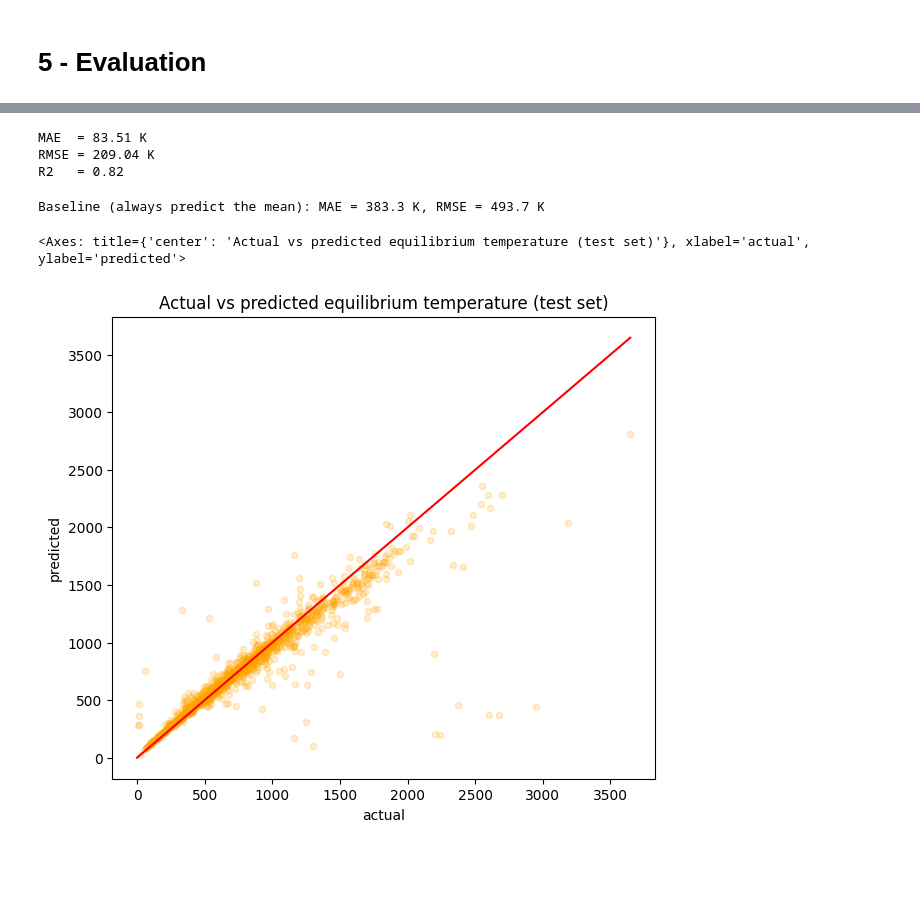
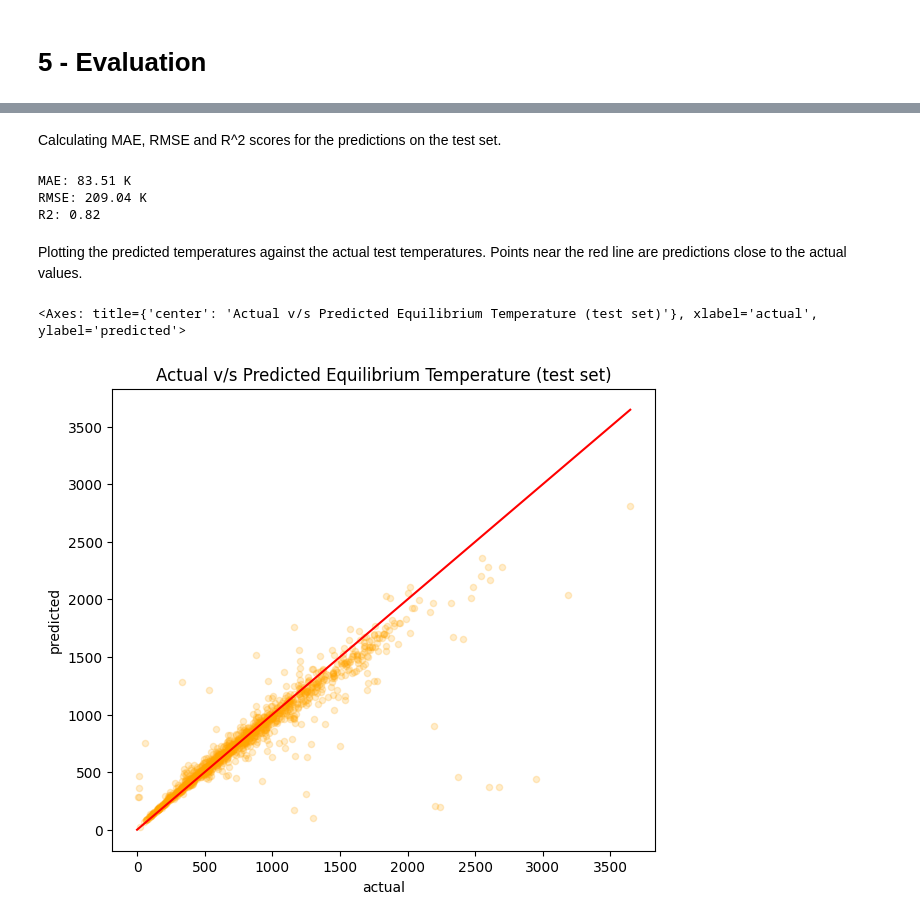
Before and after one commit to Xrash09/CSA-AI-ML, a Jupyter notebook: data_analysis.ipynb, the cells around one changed output, grey strips where cells are left out. Cells and saved outputs as stored; diff of their text form; code cells hidden in the pictures; blank space fills up the shorter version.

```diff
--- a/data_analysis.ipynb
+++ b/data_analysis.ipynb
@@ -199,7 +233,7 @@ In the heat map of raw data , the correlation between some features is close to
 # %%
 logged = df_t[feats].copy()
-for c in ["pl_eqt", "pl_rade", "pl_bmasse", "pl_orbper", "pl_orbsmax", "st_teff", "st_rad", "st_mass", "sy_dist"]:
-    logged[c] = np.log10(logged[c])
+for c in feats:
+  logged[c] = np.log10(logged[c])
 
 logged.corr().style.background_gradient(cmap="OrRd", vmin=-1, vmax=1).format("{:.2f}")
 # %% [output]
@@ -240,18 +274,25 @@ These features are chosen because they follow the physics of equilibrium tempera
 target = "pl_eqt"
 
 def make_X(data, feat_cols):
-    """Select the feature columns and take log10; non-positive values become NaN."""
     X = data[feat_cols].copy()
     for c in feat_cols:
         X[c] = np.log10(X[c].where(X[c] > 0))
     return X
 # %%
-seed = np.random.default_rng(42)
-perm = seed.permutation(len(df_t))
-n_test = int(round(0.2 * len(df_t)))
+total_rows = len(df_t)
+test_size = int(0.2 * total_rows)
 
-test_df  = df_t.iloc[perm[:n_test]].reset_index(drop=True)
-train_df = df_t.iloc[perm[n_test:]].reset_index(drop=True)
+random_generator = np.random.default_rng(42)
+shuffled_rows = random_generator.permutation(total_rows)
+
+test_rows = shuffled_rows[:test_size]
+train_rows = shuffled_rows[test_size:]
+
+test_df = df_t.iloc[test_rows]
+train_df = df_t.iloc[train_rows]
+
+test_df = test_df.reset_index(drop=True)
+train_df = train_df.reset_index(drop=True)
 print(len(train_df), "train rows,", len(test_df), "test rows")
 # %% [output]
 4729 train rows, 1182 test rows
@@ -293,19 +332,17 @@ test  feature means (not exactly 0): {'pl_orbper': 0.022, 'pl_orbsmax': 0.019, '
 # %%
 def fit_normal_equation(X, y):
-    return np.linalg.solve(X.T @ X, X.T @ y)
-
-def predict(X, w):
-    return X @ w
+    XtX = np.dot(X.T, X)
+    Xty = np.dot(X.T, y)
+    return np.linalg.solve(XtX, Xty)
 
 w = fit_normal_equation(A_train, y_train_log)
-weights = pd.Series(w, index=["intercept"] + relevant_feats)
+
+weight_names = ["intercept"] + relevant_feats
+weights = pd.Series(w, index=weight_names)
 print(weights.round(4))
 
-pred_test_log = predict(A_test, w)
+pred_test_log = np.dot(A_test, w)
 pred_test = 10 ** pred_test_log
-
-def predict_temperature(new_df):
-    return 10 ** predict(add_intercept(preprocess(new_df)), w)
 # %% [output]
 intercept     2.8358
 pl_orbper    -0.2106
@@ -346,29 +399,28 @@ def r2_score_np(y, p):
+# %% [markdown]
+Calculating MAE, RMSE and R^2 scores for the predictions on the test set.
 # %%
 test_mae  = mae(y_test, pred_test)
 test_rmse = rmse(y_test, pred_test)
 test_r2   = r2_score_np(y_test, pred_test)
-print(f"MAE  = {test_mae:.2f} K")
-print(f"RMSE = {test_rmse:.2f} K")
-print(f"R2   = {test_r2:.2f}")
+print("MAE:", round(test_mae, 2), "K")
+print("RMSE:", round(test_rmse, 2), "K")
+print("R2:", round(test_r2, 2))
 # %% [output]
-MAE  = 83.51 K
-RMSE = 209.04 K
-R2   = 0.82
+MAE: 83.51 K
+RMSE: 209.04 K
+R2: 0.82
-# %%
-base = np.full_like(y_test, y_train.mean(), dtype=float)
-print(f"Baseline (always predict the mean): MAE = {mae(y_test, base):.1f} K, RMSE = {rmse(y_test, base):.1f} K")
-# %% [output]
-Baseline (always predict the mean): MAE = 383.3 K, RMSE = 493.7 K
+# %% [markdown]
+Plotting the predicted temperatures against the actual test temperatures. Points near the red line are predictions close to the actual values.
 # %%
 results = pd.DataFrame({"pl_name": test_df["pl_name"],
                         "actual": y_test,
                         "predicted": pred_test})
 
 ax = results.plot(kind="scatter", x="actual", y="predicted", alpha=0.2, figsize=(7, 6),
-                  title="Actual vs predicted equilibrium temperature (test set)", color ="orange")
+                  title="Actual v/s Predicted Equilibrium Temperature (test set)", color ="orange")
 
 lim = [0, max(results["actual"].max(), results["predicted"].max())]
 pd.DataFrame({"actual": lim, "predicted": lim}).plot(x="actual", y="predicted", ax=ax, color="red", legend=False)
 # %% [output]
-<Axes: title={'center': 'Actual vs predicted equilibrium temperature (test set)'}, xlabel='actual', ylabel='predicted'>
+<Axes: title={'center': 'Actual v/s Predicted Equilibrium Temperature (test set)'}, xlabel='actual', ylabel='predicted'>
-[figure, old version]
+[figure, new version]
```
Also changed, not shown: parts of 68 cells of this notebook.
